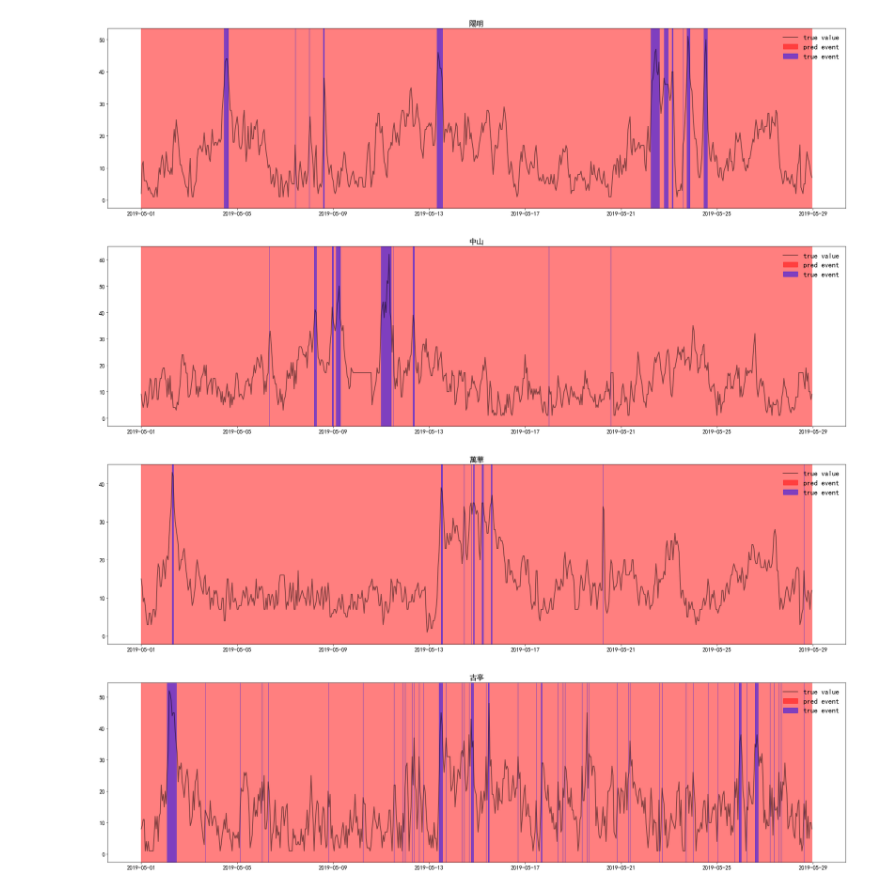
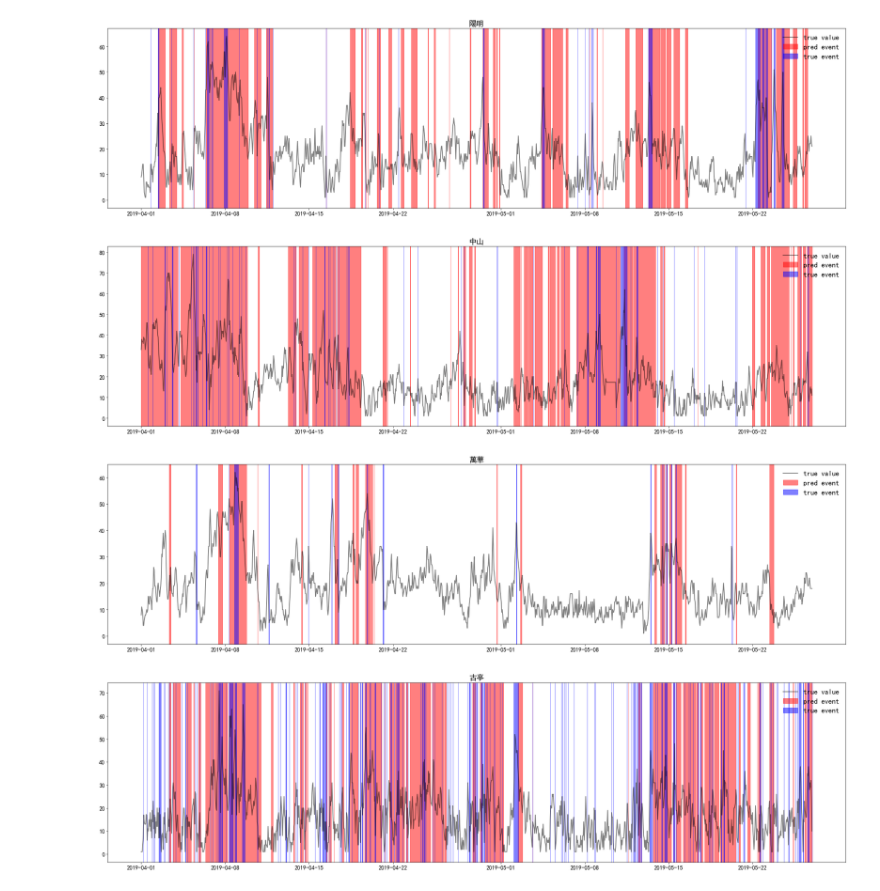
Before and after one commit to archiexdex/pm25_research, a Jupyter notebook: result_visualisation.ipynb, the cells around one changed output. Saved outputs shown, nothing was run; the diff lists cells and outputs as text; code cells hidden in the pictures.

```diff
--- a/result_visualisation.ipynb
+++ b/result_visualisation.ipynb
@@ -46,7 +46,7 @@ def get_scope(x, y):
     return x_list, y_list
 # %%
 def get_mask(opt, data, thres):
-    dif_data = data[1:] - data[:-1]
+    dif_data = abs(data[1:] - data[:-1]) if opt.use_abs_delta else data[1:] - data[:-1]
     index = np.argwhere(dif_data>=10)[:, 0] + 1
     mask = np.zeros((data.shape[0]))
     mask[index] = 1
@@ -58,11 +58,14 @@ def plot(sitename, no):
     # -------------------------------
     # Load data
     # -------------------------------
-    pred   = np.load(f"{opt.rst_dir}/{no}/{sitename}.npy")[:, :, 0]
+    if opt.method == "fudan":
+        pred   = np.load(f"{opt.rst_dir}/{no}/{sitename}_class.npy")[:, :, 0]
+    else:
+        pred   = np.load(f"{opt.rst_dir}/{no}/{sitename}.npy")[:, :, 0]
     true   = np.load(f"{opt.origin_valid_dir}/{sitename}.npy")[:, 7]
     thres  = np.load(f"{opt.thres_valid_dir}/{sitename}.npy") [:, 7]
     date   = pd.date_range(start="2019-01-01 00:00",end="2019-12-31 23:00", freq='H')
-    mask   = get_mask(true, thres)
+    mask   = get_mask(opt, true, thres)
 #     print(pred.shape, true.shape, thres.shape, date.shape, mask.shape)
     total_size = true.shape[0]
     # -------------------------------
@@ -83,8 +86,8 @@ def plot(sitename, no):
     # -------------------------------
     # Zoom data
     # -------------------------------
-    st = np.where(date == '2019/05/01 00:00')[0][0]
-    ed = st + 24 * 28
+    st = np.where(date == '2019/04/01 00:00')[0][0]
+    ed = st + 24 * 28 * 2
 #     st = 0
 #     ed = -1
     true  = true  [st:ed]
@@ -97,39 +100,43 @@ def plot(sitename, no):
     # -------------------------------
     fig, ax = plt.subplots(1, 1, figsize=(32,8))
     ax.fill_between(x, 0, max(true),
-                    where=pred>=.5,
+                    where=pred>.5,
                     color='r',
                     alpha=0.5,
                     transform=ax.get_xaxis_transform(),
                     label='pred event'
                    )
     ax.fill_between(x, 0, max(true),
                     where=mask>.5,
                     color='b',
                     alpha=0.5,
                     transform=ax.get_xaxis_transform(),
                     label='true event'
                    )
     ax.plot(x, true,      color='black',  lw=2,  alpha=.5, label='true value')
     ax.legend(loc='best', frameon=False, fontsize='xx-large')
 
     plt.title(f"{sitename}", fontsize=18)
     plt.xticks(fontsize=14)
     plt.yticks(fontsize=14)
     plt.show()
 
-no = 132
+no = 142
 args = [f"--no={no}"]
 opt = parse(args)
+with open(f"{opt.cfg_dir}/{opt.no}.json", "r") as fp:
+    opt = json.load(fp)
+opt = Namespace(**opt)
+# opt.use_abs_delta = False
 same_seeds(opt.seed)
 shift = -1 # -1 ... -target_size
 
 for sitename in SAMPLE_SITES:
 #     print(sitename)
     plot(sitename, f"{no}")
 #     break
 # %% [output]
-[figure, old version]
+[figure, new version]
-[figure, old version]
+[figure, new version]
-[figure, old version]
+[figure, new version]
-[figure, old version]
+[figure, new version]
```
Also changed, not shown: 10 other files.
